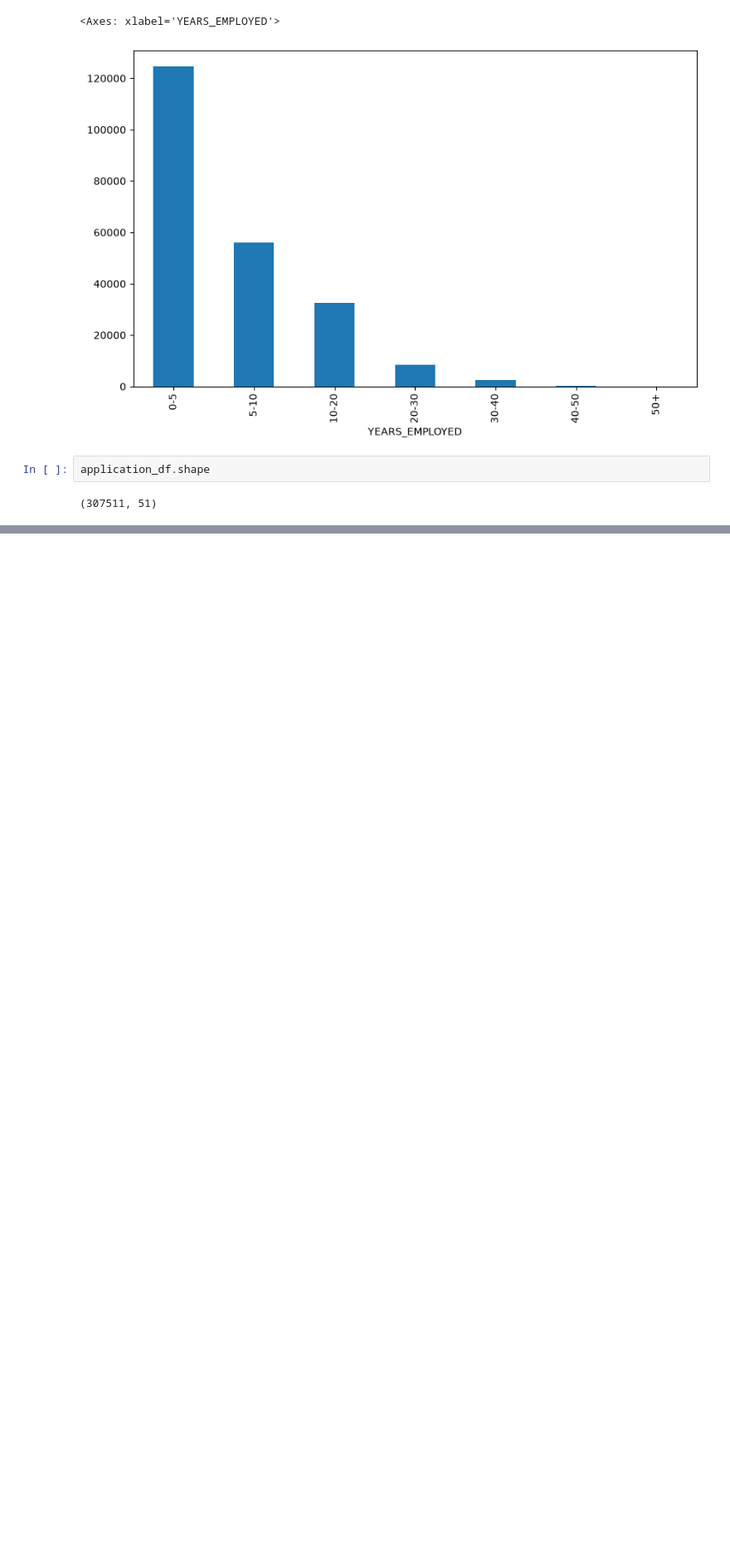
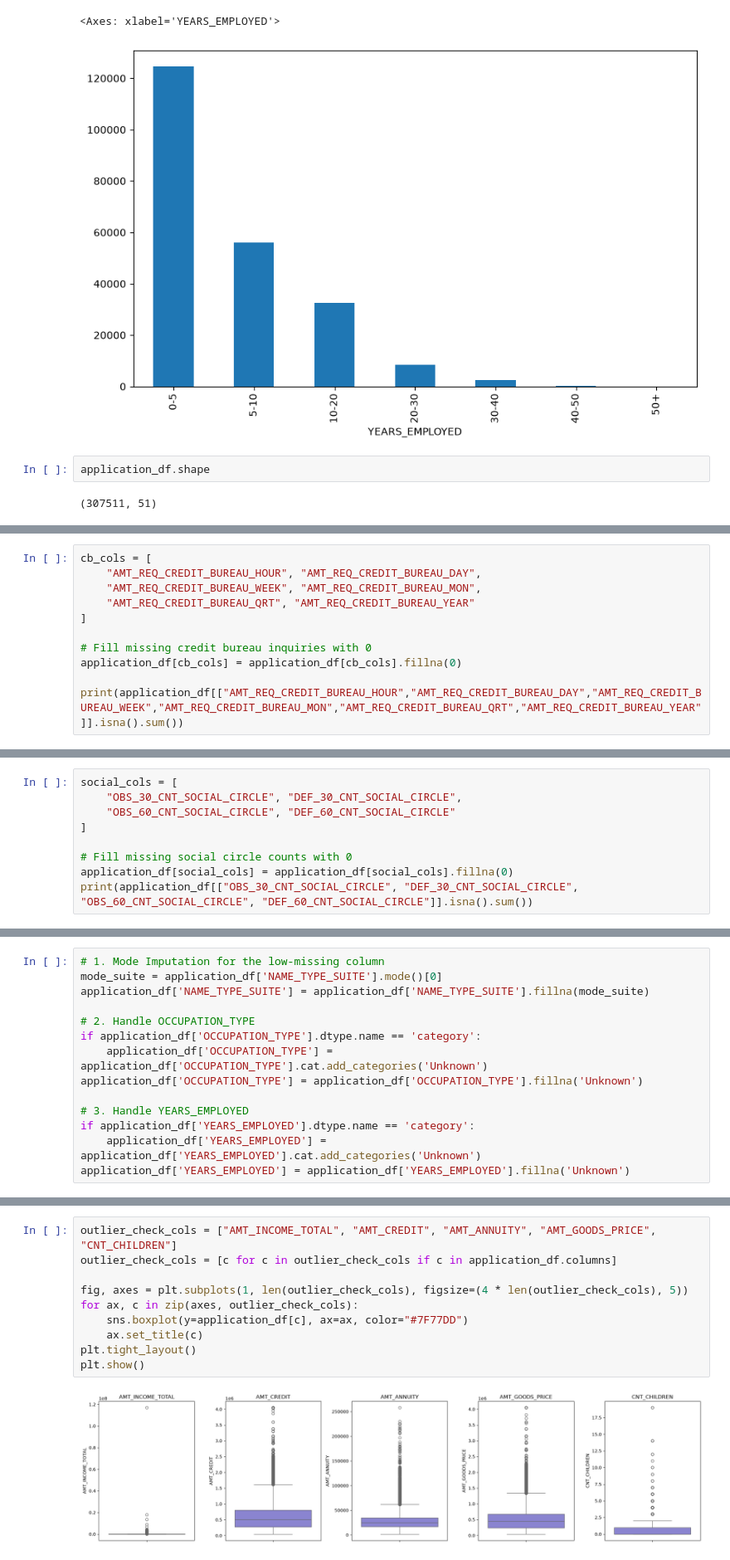
Before and after one commit to rakesh-kumar07/LogicMojo-AI-ML-June26-rakesh, a Jupyter notebook: EDA_Bank_Case_Study/Bank_loan_Assignment.ipynb, the cells around one changed output, grey strips where cells are left out. Shown at 83% size. Cells and saved outputs as stored; diff of their text form; blank space fills up the shorter version.

```diff
--- a/EDA_Bank_Case_Study/Bank_loan_Assignment.ipynb
+++ b/EDA_Bank_Case_Study/Bank_loan_Assignment.ipynb
@@ -859,0 +1137,11 @@ application_df.shape
+# %%
+cb_cols = [
+    "AMT_REQ_CREDIT_BUREAU_HOUR", "AMT_REQ_CREDIT_BUREAU_DAY",
+    "AMT_REQ_CREDIT_BUREAU_WEEK", "AMT_REQ_CREDIT_BUREAU_MON",
+    "AMT_REQ_CREDIT_BUREAU_QRT", "AMT_REQ_CREDIT_BUREAU_YEAR"
+]
+
+# Fill missing credit bureau inquiries with 0
+application_df[cb_cols] = application_df[cb_cols].fillna(0)
+
+print(application_df[["AMT_REQ_CREDIT_BUREAU_HOUR","AMT_REQ_CREDIT_BUREAU_DAY","AMT_REQ_CREDIT_BUREAU_WEEK","AMT_REQ_CREDIT_BUREAU_MON","AMT_REQ_CREDIT_BUREAU_QRT","AMT_REQ_CREDIT_BUREAU_YEAR"]].isna().sum())
@@ -859,0 +1186,9 @@ application_df.shape
+# %%
+social_cols = [
+    "OBS_30_CNT_SOCIAL_CIRCLE", "DEF_30_CNT_SOCIAL_CIRCLE",
+    "OBS_60_CNT_SOCIAL_CIRCLE", "DEF_60_CNT_SOCIAL_CIRCLE"
+]
+
+# Fill missing social circle counts with 0
+application_df[social_cols] = application_df[social_cols].fillna(0)
+print(application_df[["OBS_30_CNT_SOCIAL_CIRCLE", "DEF_30_CNT_SOCIAL_CIRCLE", "OBS_60_CNT_SOCIAL_CIRCLE", "DEF_60_CNT_SOCIAL_CIRCLE"]].isna().sum())
@@ -859,0 +1246,14 @@ application_df.shape
+# %%
+# 1. Mode Imputation for the low-missing column
+mode_suite = application_df['NAME_TYPE_SUITE'].mode()[0]
+application_df['NAME_TYPE_SUITE'] = application_df['NAME_TYPE_SUITE'].fillna(mode_suite)
+
+# 2. Handle OCCUPATION_TYPE
+if application_df['OCCUPATION_TYPE'].dtype.name == 'category':
+    application_df['OCCUPATION_TYPE'] = application_df['OCCUPATION_TYPE'].cat.add_categories('Unknown')
+application_df['OCCUPATION_TYPE'] = application_df['OCCUPATION_TYPE'].fillna('Unknown')
+
+# 3. Handle YEARS_EMPLOYED
+if application_df['YEARS_EMPLOYED'].dtype.name == 'category':
+    application_df['YEARS_EMPLOYED'] = application_df['YEARS_EMPLOYED'].cat.add_categories('Unknown')
+application_df['YEARS_EMPLOYED'] = application_df['YEARS_EMPLOYED'].fillna('Unknown')
@@ -859,0 +1371,12 @@ application_df.shape
+# %%
+outlier_check_cols = ["AMT_INCOME_TOTAL", "AMT_CREDIT", "AMT_ANNUITY", "AMT_GOODS_PRICE", "CNT_CHILDREN"]
+outlier_check_cols = [c for c in outlier_check_cols if c in application_df.columns]
+
+fig, axes = plt.subplots(1, len(outlier_check_cols), figsize=(4 * len(outlier_check_cols), 5))
+for ax, c in zip(axes, outlier_check_cols):
+    sns.boxplot(y=application_df[c], ax=ax, color="#7F77DD")
+    ax.set_title(c)
+plt.tight_layout()
+plt.show()
+# %% [output]
+[figure, added]
```
Also changed, not shown: parts of 43 cells of this notebook.
